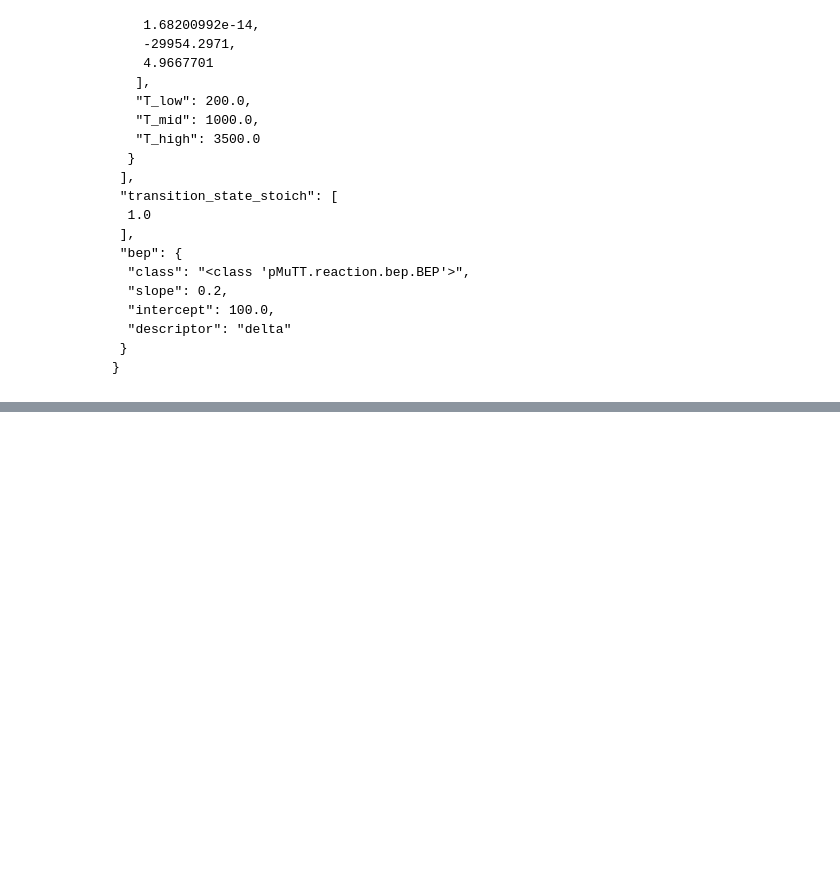
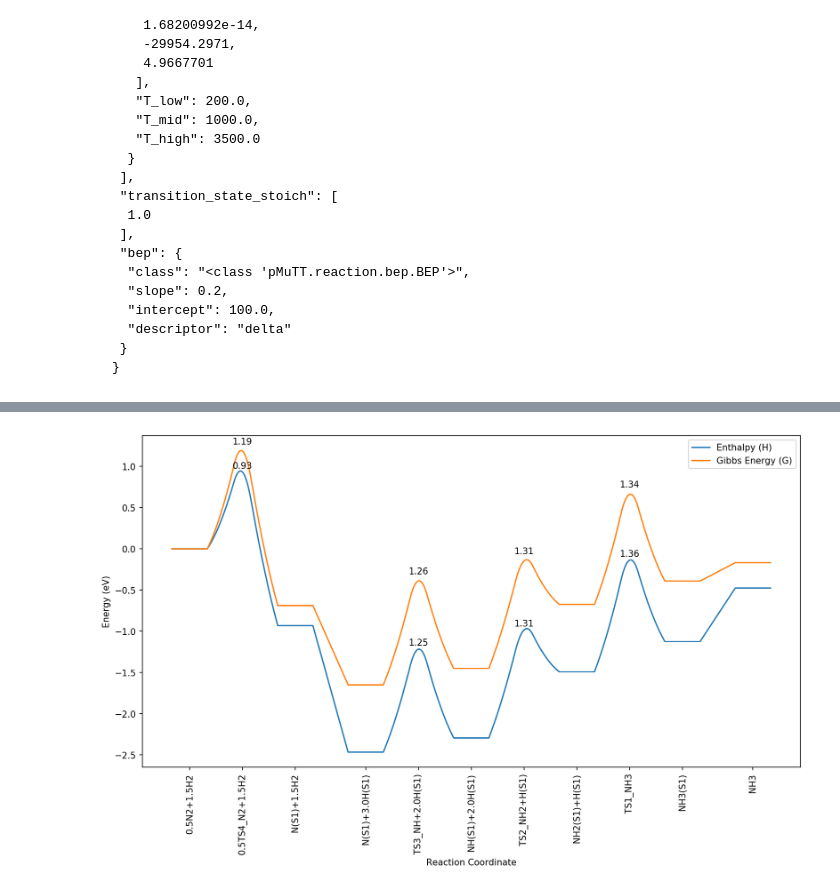
Before and after one commit to VlachosGroup/pMuTT, a Jupyter notebook: docs/source/examples_jupyter/reactions/reactions.ipynb, the cells around one changed output, grey strips where cells are left out. Cells and saved outputs as stored; diff of their text form; code cells hidden in the pictures; blank space fills up the shorter version.

```diff
--- a/docs/source/examples_jupyter/reactions/reactions.ipynb
+++ b/docs/source/examples_jupyter/reactions/reactions.ipynb
@@ -391,0 +398,45 @@ Here is the resulting JSON file.
+# %%
+import os
+from pathlib import Path
+from matplotlib import pyplot as plt
+from pMuTT import pMuTT_list_to_dict
+from pMuTT.reaction import Reaction, Reactions
+from pMuTT.io_.thermdat import read_thermdat
+
+# Find the location of Jupyter notebook
+# Note that normally Python scripts have a __file__ variable but Jupyter notebook doesn't.
+# Using pathlib can overcome this limiation
+notebook_folder = Path().resolve()
+
+'''Read the thermdat file and convert it to a dictionary'''
+NH3_species_list = read_thermdat(os.path.join(notebook_folder, 'thermdat_NH3'))
+NH3_species = pMuTT_list_to_dict(NH3_species_list)
+
+'''Initialize the reaction'''
+rxns = Reactions(reactions=[
+    Reaction.from_string('0.5N2 + 1.5H2 = 0.5TS4_N2 + 1.5H2 = N(S1) + 1.5H2',
+                         NH3_species),
+    Reaction.from_string('N(S1) + 1.5H2 = N(S1) + 3H(S1)', NH3_species),
+    Reaction.from_string('N(S1) + 3H(S1) = TS3_NH + 2H(S1) = NH(S1) + 2H(S1)',
+                         NH3_species),
+    Reaction.from_string('NH(S1) + 2H(S1) = TS2_NH2 + H(S1) = NH2(S1) + H(S1)',
+                         NH3_species),
+    Reaction.from_string('NH2(S1) + H(S1) = TS1_NH3 = NH3(S1)', NH3_species),
+    Reaction.from_string('NH3(S1) = NH3', NH3_species)])
+
+'''Plot the reaction coordinate diagram'''
+# Enthalpy coordinate diagram
+fig1, ax1 = rxns.plot_coordinate_diagram(method_name='get_H', units='eV',
+                                         T=300.)
+# Gibbs energy coordinate diagram on the same plot
+fig1, ax1 = rxns.plot_coordinate_diagram(method_name='get_G', units='eV',
+                                         T=300., figure=fig1, axes=ax1)
+
+'''Adjust plot settings'''
+ax1.legend(['Enthalpy (H)', 'Gibbs Energy (G)'])
+ax1.set_ylabel('Energy (eV)')
+fig1.set_size_inches(12, 10)
+fig1.dpi = 150
+plt.show()
+# %% [output]
+[figure, added]
```
Also changed, not shown: parts of 1 cell of this notebook, 4 other files.
